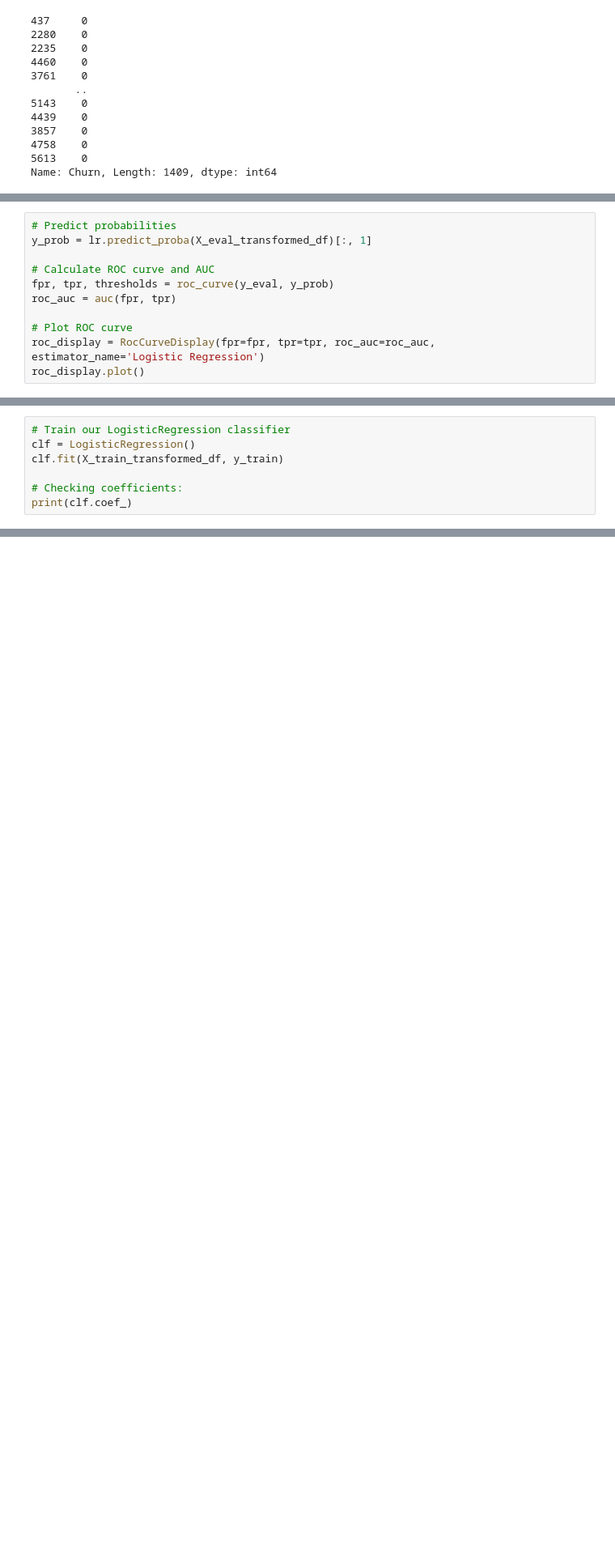
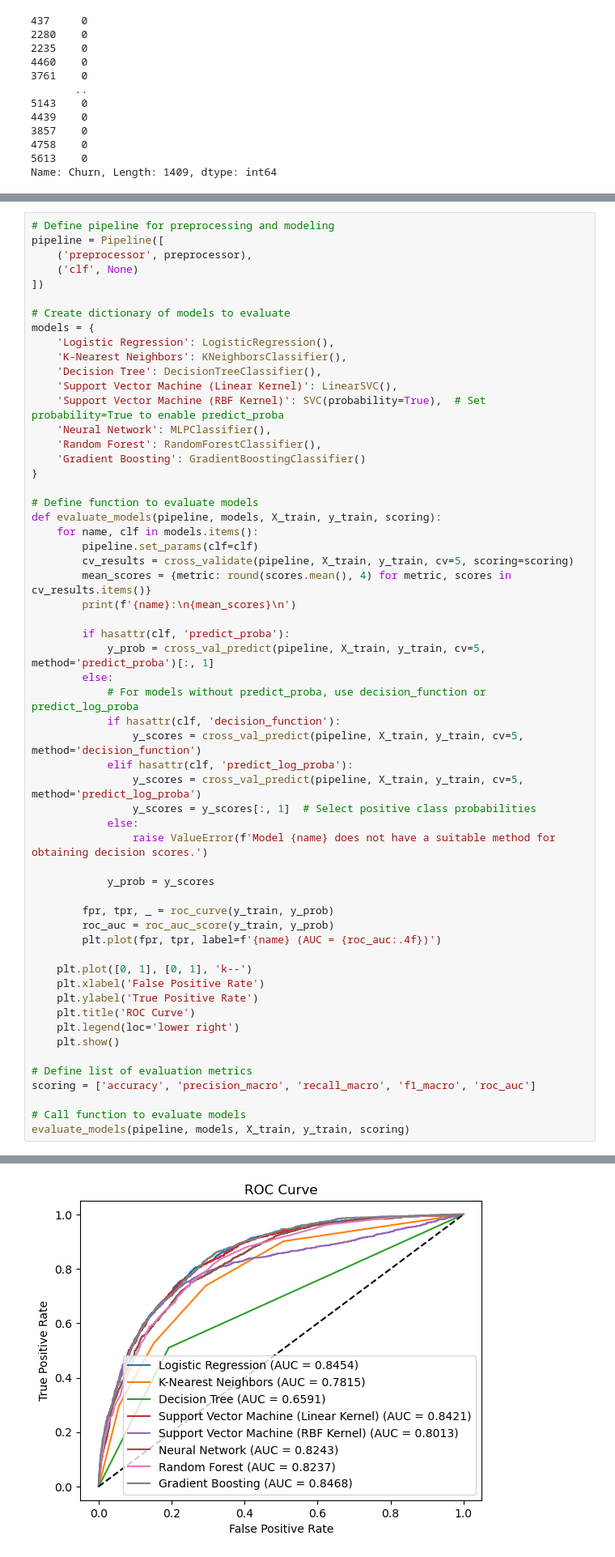
Before and after one commit to Jauloma/GIT_LP3, a Jupyter notebook: Code/Customer Churn_LP3.ipynb, the cells around one changed output, grey strips where cells are left out. Shown at 81% size. Saved outputs shown, nothing was run; the diff lists cells and outputs as text; blank space fills up the shorter version.

```diff
--- a/Code/Customer Churn_LP3.ipynb
+++ b/Code/Customer Churn_LP3.ipynb
@@ -1698,11 +1344,0 @@ The code below does the following:
-# %%
-# Predict probabilities
-y_prob = lr.predict_proba(X_eval_transformed_df)[:, 1]
-
-# Calculate ROC curve and AUC
-fpr, tpr, thresholds = roc_curve(y_eval, y_prob)
-roc_auc = auc(fpr, tpr)
-
-# Plot ROC curve
-roc_display = RocCurveDisplay(fpr=fpr, tpr=tpr, roc_auc=roc_auc, estimator_name='Logistic Regression')
-roc_display.plot()
@@ -1899,7 +1344,0 @@ We need to train our LogisticRegression classifier using the fit() method before
-# %%
-# Train our LogisticRegression classifier
-clf = LogisticRegression()
-clf.fit(X_train_transformed_df, y_train)
-
-# Checking coefficients:
-print(clf.coef_)
@@ -1972,0 +1412,58 @@ Since gender is a binary feature that takes two possible values (male or female)
+# %%
+# Define pipeline for preprocessing and modeling
+pipeline = Pipeline([
+    ('preprocessor', preprocessor),
+    ('clf', None)
+])
+
+# Create dictionary of models to evaluate
+models = {
+    'Logistic Regression': LogisticRegression(),
+    'K-Nearest Neighbors': KNeighborsClassifier(),
+    'Decision Tree': DecisionTreeClassifier(),
+    'Support Vector Machine (Linear Kernel)': LinearSVC(),
+    'Support Vector Machine (RBF Kernel)': SVC(probability=True),  # Set probability=True to enable predict_proba
+    'Neural Network': MLPClassifier(),
+    'Random Forest': RandomForestClassifier(),
+    'Gradient Boosting': GradientBoostingClassifier()
+}
+
+# Define function to evaluate models
+def evaluate_models(pipeline, models, X_train, y_train, scoring):
+    for name, clf in models.items():
+        pipeline.set_params(clf=clf)
+        cv_results = cross_validate(pipeline, X_train, y_train, cv=5, scoring=scoring)
+        mean_scores = {metric: round(scores.mean(), 4) for metric, scores in cv_results.items()}
+        print(f'{name}:\n{mean_scores}\n')
+
+        if hasattr(clf, 'predict_proba'):
+            y_prob = cross_val_predict(pipeline, X_train, y_train, cv=5, method='predict_proba')[:, 1]
+        else:
+            # For models without predict_proba, use decision_function or predict_log_proba
+            if hasattr(clf, 'decision_function'):
+                y_scores = cross_val_predict(pipeline, X_train, y_train, cv=5, method='decision_function')
+            elif hasattr(clf, 'predict_log_proba'):
+                y_scores = cross_val_predict(pipeline, X_train, y_train, cv=5, method='predict_log_proba')
+                y_scores = y_scores[:, 1]  # Select positive class probabilities
+            else:
+                raise ValueError(f'Model {name} does not have a suitable method for obtaining decision scores.')
+
+            y_prob = y_scores
+
+        fpr, tpr, _ = roc_curve(y_train, y_prob)
+        roc_auc = roc_auc_score(y_train, y_prob)
+        plt.plot(fpr, tpr, label=f'{name} (AUC = {roc_auc:.4f})')
+
+    plt.plot([0, 1], [0, 1], 'k--')
+    plt.xlabel('False Positive Rate')
+    plt.ylabel('True Positive Rate')
+    plt.title('ROC Curve')
+    plt.legend(loc='lower right')
+    plt.show()
+
+# Define list of evaluation metrics
+scoring = ['accuracy', 'precision_macro', 'recall_macro', 'f1_macro', 'roc_auc']
+
+# Call function to evaluate models
+evaluate_models(pipeline, models, X_train, y_train, scoring)
+# %% [output]
@@ -1972,0 +1487 @@ Since gender is a binary feature that takes two possible values (male or female)
+[figure, added]
```
Also changed, not shown: parts of 123 cells of this notebook.
